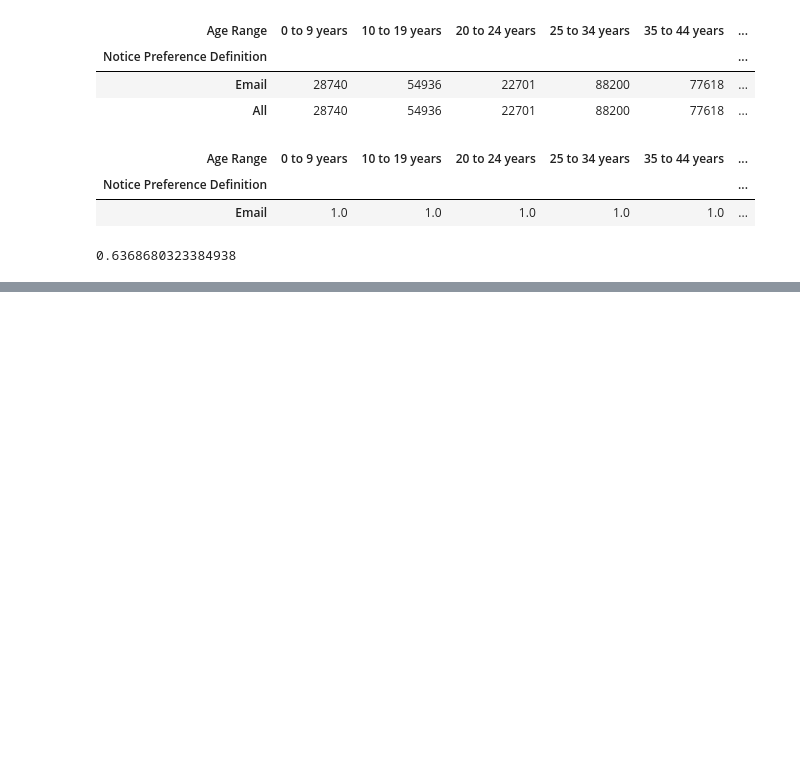
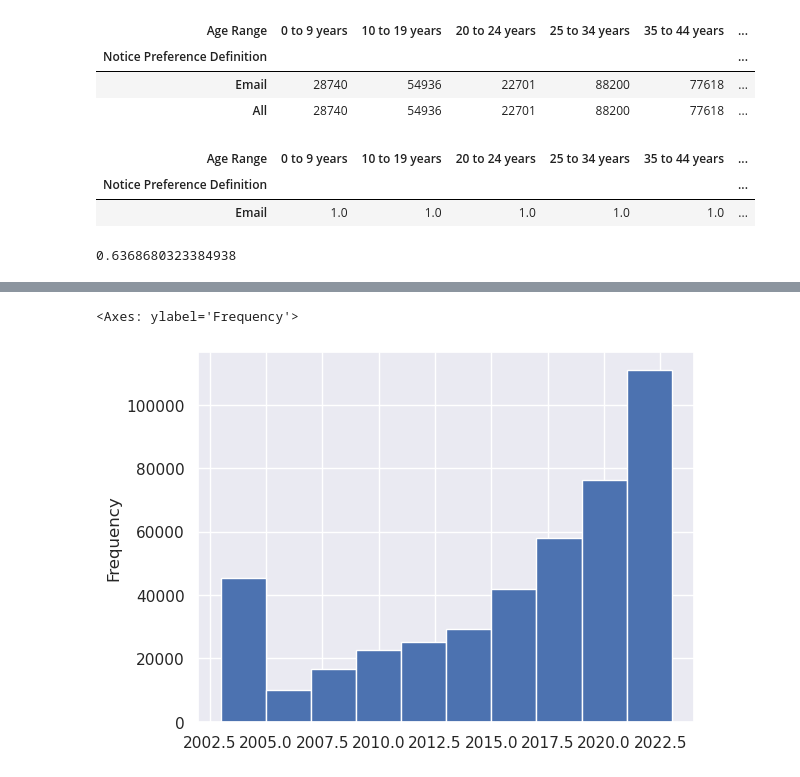
Before and after one commit to rafaelagiordano/2023-2024-Data_Librarian_Rafaela_Giordano, a Jupyter notebook: Modul_3/notebooks/3.1_SFLB.ipynb, the cells around one changed output, grey strips where cells are left out. Cells and saved outputs as stored; diff of their text form; code cells hidden in the pictures; blank space fills up the shorter version.

```diff
--- a/Modul_3/notebooks/3.1_SFLB.ipynb
+++ b/Modul_3/notebooks/3.1_SFLB.ipynb
@@ -386,0 +408,5 @@ df['Total Checkouts'].corr(df['Total Renewals'])
+# %%
+df['Year Patron Registered'].plot.hist()
+# %% [output]
+<Axes: ylabel='Frequency'>
+[figure, added]
```
Also changed, not shown: parts of 20 cells of this notebook, 15 other files.
